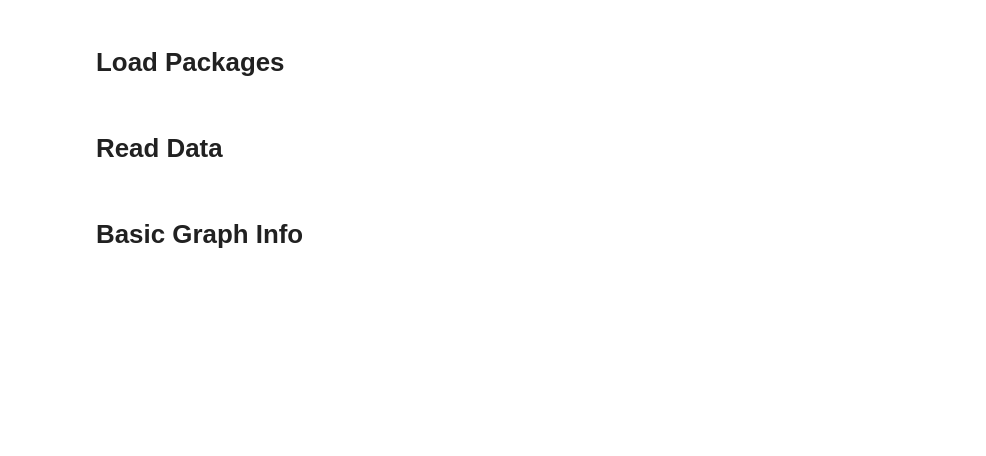
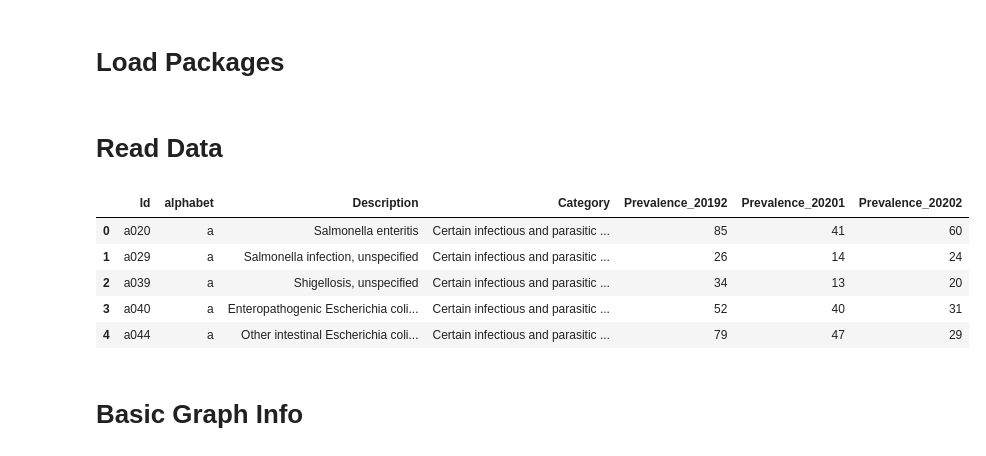
Before and after one commit to jinhangjiang/Covid_DisNet_Project, a Jupyter notebook: scripts/Graph_Summarization&Comparison.ipynb, the cells around one changed output. Saved outputs shown, nothing was run; the diff lists cells and outputs as text; code cells hidden in the pictures; blank space fills up the shorter version.

```diff
--- a/scripts/Graph_Summarization&Comparison.ipynb
+++ b/scripts/Graph_Summarization&Comparison.ipynb
@@ -18,6 +18,15 @@ edge1 = pd.read_csv("Edgelist2019_2.csv")
 edge2 = pd.read_csv("Edgelist2020_1.csv")
 edge3 = pd.read_csv("Edgelist2020_2.csv")
 icd10 = pd.read_csv("icd10cm_codes_prev_2021.csv")
+# %%
+icd10.head()
+# %% [output]
+|  | Id | alphabet | Description | Category | Prevalence_20192 | Prevalence_20201 | Prevalence_20202 |
+| 0 | a020 | a | Salmonella enteritis | Certain infectious and parasitic ... | 85 | 41 | 60 |
+| 1 | a029 | a | Salmonella infection, unspecified | Certain infectious and parasitic ... | 26 | 14 | 24 |
+| 2 | a039 | a | Shigellosis, unspecified | Certain infectious and parasitic ... | 34 | 13 | 20 |
+| 3 | a040 | a | Enteropathogenic Escherichia coli... | Certain infectious and parasitic ... | 52 | 40 | 31 |
+| 4 | a044 | a | Other intestinal Escherichia coli... | Certain infectious and parasitic ... | 79 | 47 | 29 |
 # %% [markdown]
 # Basic Graph Info
 # %% [markdown]
```
Also changed, not shown: parts of 9 cells of this notebook, 2 other files.
